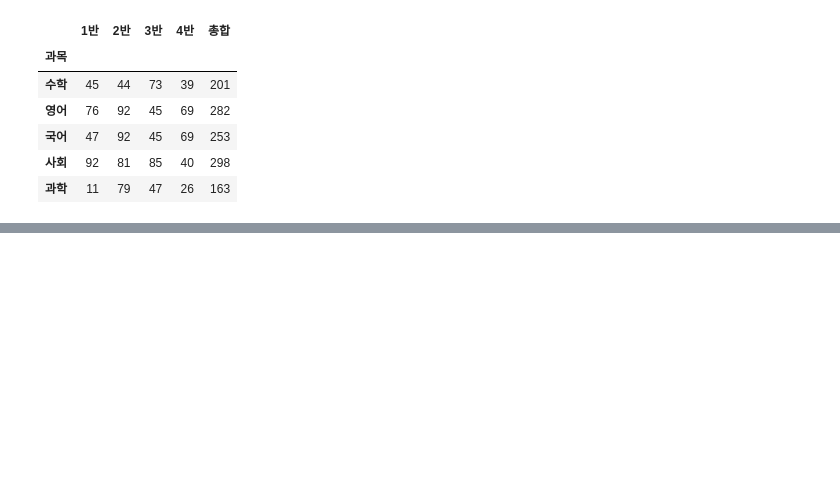
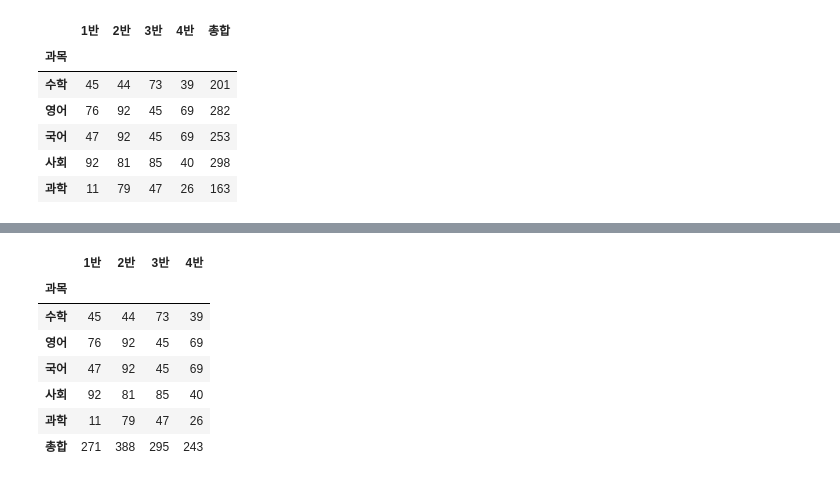
Before and after one commit to hyerimmmmm/SWDataAnalysisClass, a Jupyter notebook: pythonStudy/LIB/Pandas.ipynb, the cells around one changed output, grey strips where cells are left out. Cells and saved outputs as stored; diff of their text form; code cells hidden in the pictures; blank space fills up the shorter version.

```diff
--- a/pythonStudy/LIB/Pandas.ipynb
+++ b/pythonStudy/LIB/Pandas.ipynb
@@ -894,0 +973,3 @@ score_data
+# %%
+score_data = pd.read_csv('data/score.csv', encoding = 'euc-kr', index_col = 0)
+score_data
@@ -894,0 +984,3 @@ score_data
+# %%
+score_data = score_data.T
+score_data
@@ -894,0 +993,13 @@ score_data
+# %%
+score_data['총합'] = score_data.loc[:, '수학':'과학'].sum(axis = 1)
+score_data = score_data.T
+score_data
+# %% [output]
+|  | 1반 | 2반 | 3반 | 4반 |
+| 과목 |  |  |  |  |
+| 수학 | 45 | 44 | 73 | 39 |
+| 영어 | 76 | 92 | 45 | 69 |
+| 국어 | 47 | 92 | 45 | 69 |
+| 사회 | 92 | 81 | 85 | 40 |
+| 과학 | 11 | 79 | 47 | 26 |
+| 총합 | 271 | 388 | 295 | 243 |
```
Also changed, not shown: parts of 17 cells of this notebook, 3 other files.
